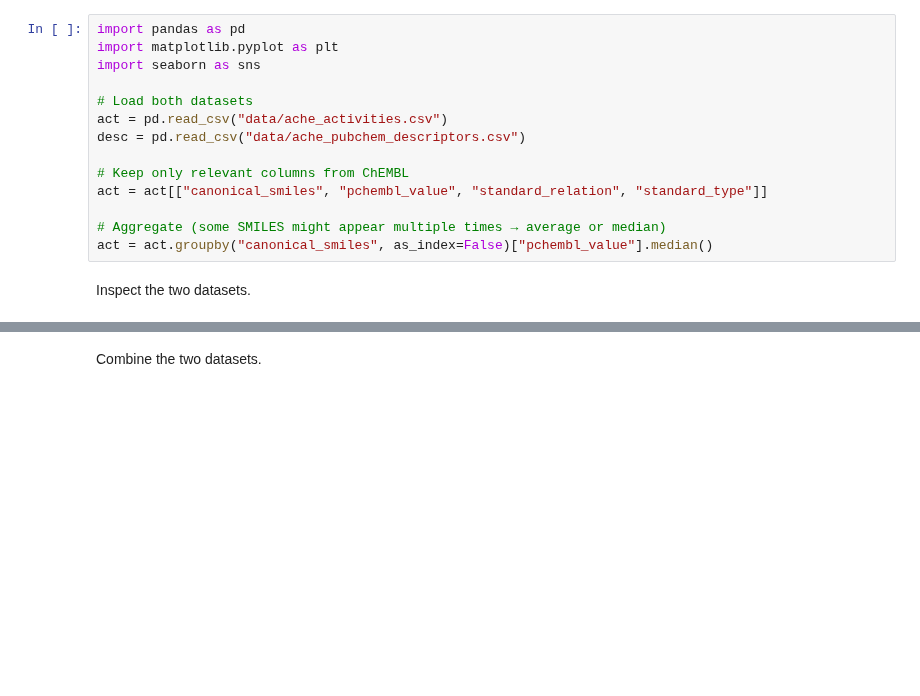
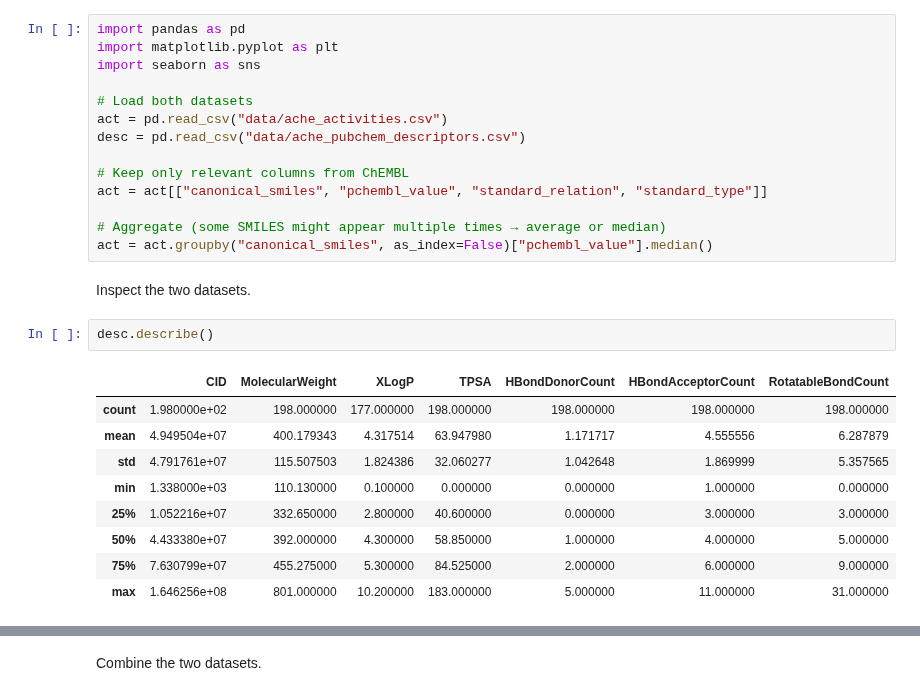
Before and after one commit to MarcZaiser/ChemicalDataScience103_Fork_Zaiser_Marc, a Jupyter notebook: lectures/session09/materials/generate-dataset.ipynb, the cells around one changed output, grey strips where cells are left out. Saved outputs shown, nothing was run; the diff lists cells and outputs as text; blank space fills up the shorter version.

```diff
--- a/lectures/session09/materials/generate-dataset.ipynb
+++ b/lectures/session09/materials/generate-dataset.ipynb
@@ -20,3 +20,15 @@ act = act[["canonical_smiles", "pchembl_value", "standard_relation", "standard_t
 act = act.groupby("canonical_smiles", as_index=False)["pchembl_value"].median()
 # %% [markdown]
 Inspect the two datasets.
+# %%
+desc.describe()
+# %% [output]
+|  | CID | MolecularWeight | XLogP | TPSA | HBondDonorCount | HBondAcceptorCount | RotatableBondCount |
+| count | 1.980000e+02 | 198.000000 | 177.000000 | 198.000000 | 198.000000 | 198.000000 | 198.000000 |
+| mean | 4.949504e+07 | 400.179343 | 4.317514 | 63.947980 | 1.171717 | 4.555556 | 6.287879 |
+| std | 4.791761e+07 | 115.507503 | 1.824386 | 32.060277 | 1.042648 | 1.869999 | 5.357565 |
+| min | 1.338000e+03 | 110.130000 | 0.100000 | 0.000000 | 0.000000 | 1.000000 | 0.000000 |
+| 25% | 1.052216e+07 | 332.650000 | 2.800000 | 40.600000 | 0.000000 | 3.000000 | 3.000000 |
+| 50% | 4.433380e+07 | 392.000000 | 4.300000 | 58.850000 | 1.000000 | 4.000000 | 5.000000 |
+| 75% | 7.630799e+07 | 455.275000 | 5.300000 | 84.525000 | 2.000000 | 6.000000 | 9.000000 |
+| max | 1.646256e+08 | 801.000000 | 10.200000 | 183.000000 | 5.000000 | 11.000000 | 31.000000 |
```
Also changed, not shown: parts of 11 cells of this notebook, 17 other files.
